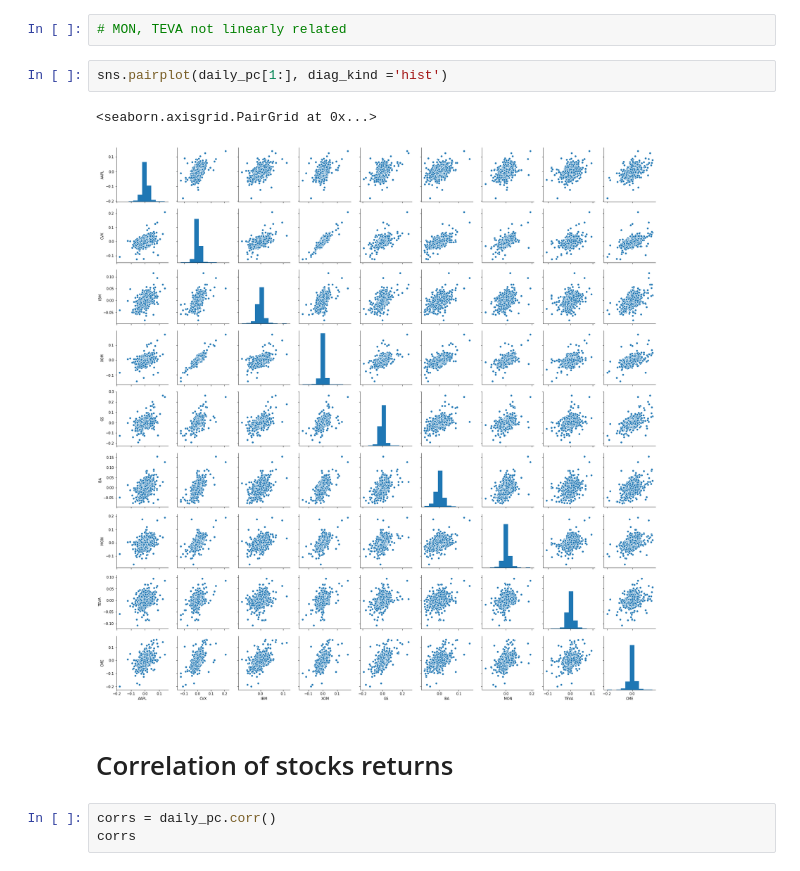
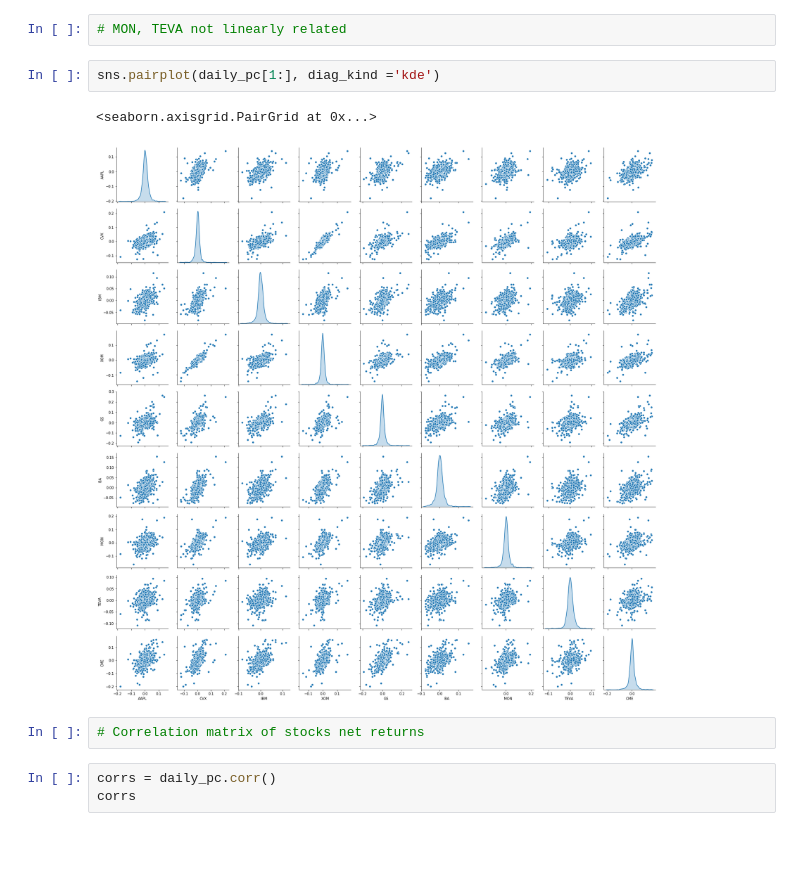
Before and after one commit to cesar-acosta/Predictive-Analytics, a Jupyter notebook: finance2.ipynb, the cells around one changed output. Drawn from its saved outputs; the diff is of its cells as text; blank space fills up the shorter version.

```diff
--- a/finance2.ipynb
+++ b/finance2.ipynb
@@ -381,12 +439,12 @@ scatter_matrix(daily_pc, diagonal='kde', figsize=(12,12));
 # %%
 # MON, TEVA not linearly related
 # %%
-sns.pairplot(daily_pc[1:], diag_kind ='hist')
+sns.pairplot(daily_pc[1:], diag_kind ='kde')
 # %% [output]
 <seaborn.axisgrid.PairGrid at 0x...>
-[figure, old version]
+[figure, new version]
-# %% [markdown]
-# Correlation of stocks returns
+# %%
+# Correlation matrix of stocks net returns
 # %%
 corrs = daily_pc.corr()
 corrs
```
Also changed, not shown: parts of 39 cells of this notebook, 1 other file.
